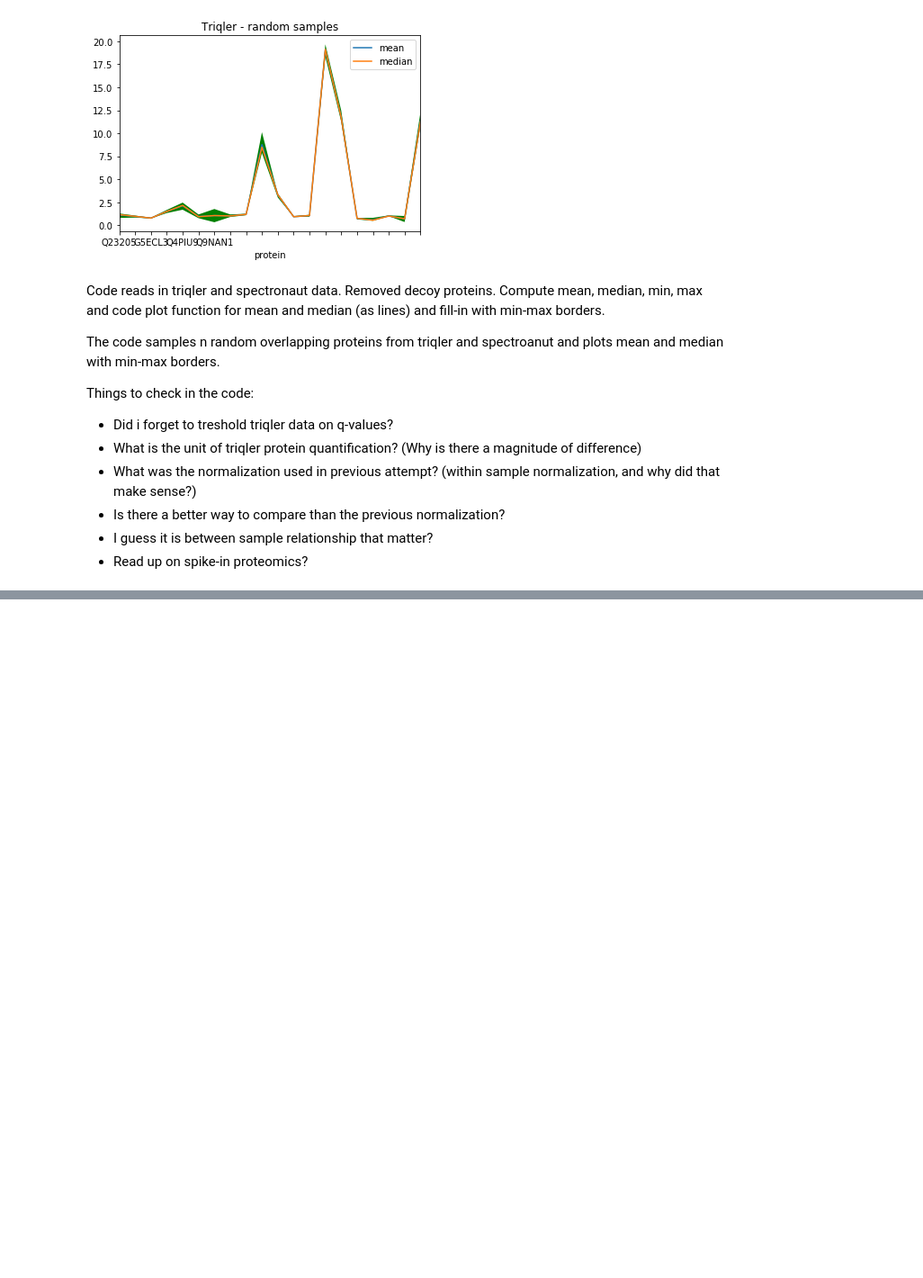
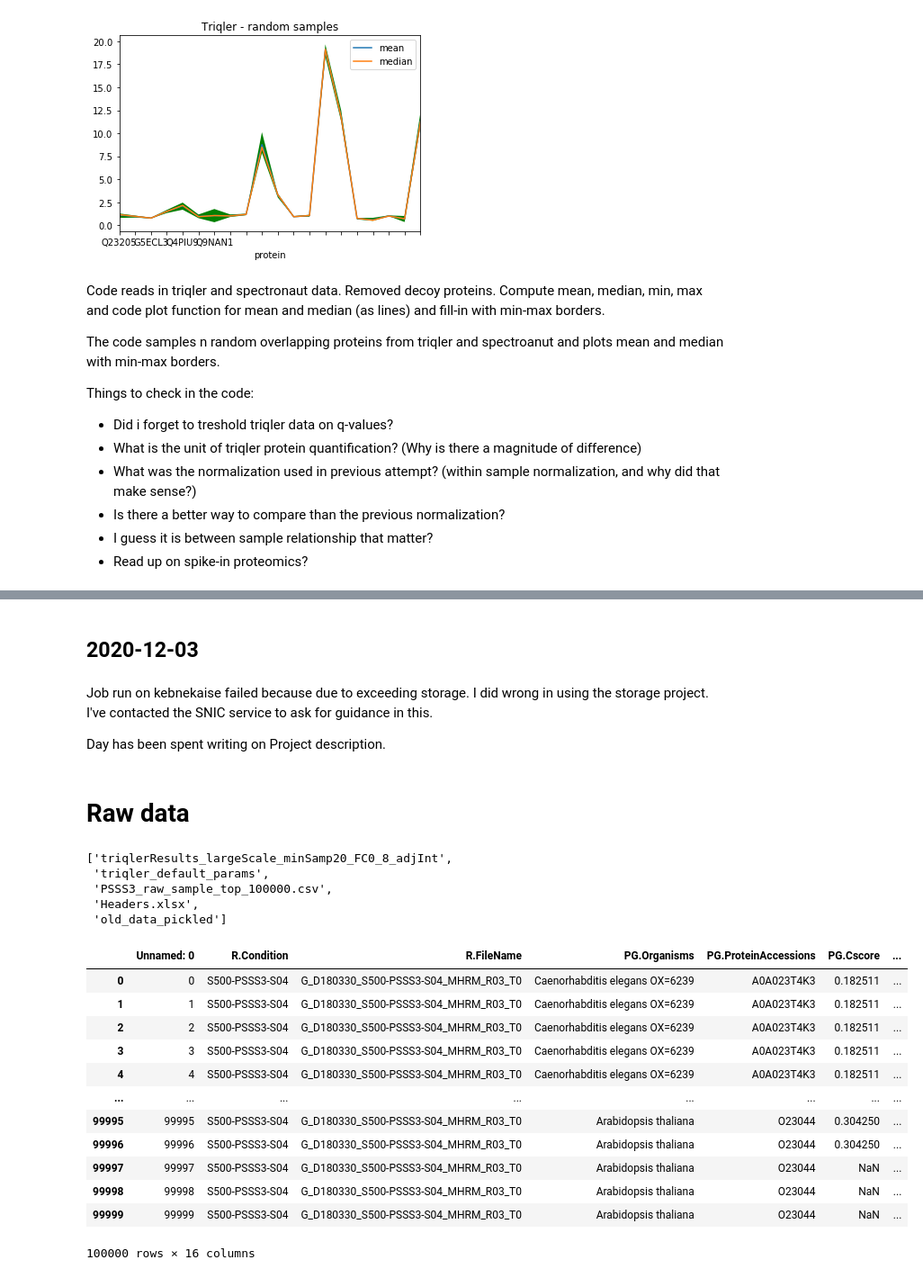
Before and after one commit to patruong/bayesMS, a Jupyter notebook: index.ipynb, the cells around one changed output, grey strips where cells are left out. Shown at 90% size. Drawn from its saved outputs; the diff is of its cells as text; code cells hidden in the pictures; blank space fills up the shorter version.

```diff
--- a/index.ipynb
+++ b/index.ipynb
@@ -308,0 +509,8 @@ https://patruong.github.io/bayesProtQuant/
+# %% [markdown]
+## 2020-12-03
+# %% [markdown]
+Job run on kebnekaise failed because due to exceeding storage. I did wrong in using the storage project. I've contacted the SNIC service to ask for guidance in this.
+
+Day has been spent writing on Project description.
+# %% [markdown]
+# Raw data
@@ -308,0 +519,26 @@ https://patruong.github.io/bayesProtQuant/
+# %%
+os.listdir()
+# %% [output]
+['triqlerResults_largeScale_minSamp20_FC0_8_adjInt',
+ 'triqler_default_params',
+ 'PSSS3_raw_sample_top_100000.csv',
+ 'Headers.xlsx',
+ 'old_data_pickled']
+# %%
+df = pd.read_csv("PSSS3_raw_sample_top_100000.csv", sep = "\t")
+# %%
+df
+# %% [output]
+|  | Unnamed: 0 | R.Condition | R.FileName | PG.Organisms | PG.ProteinAccessions | PG.Cscore | ... |
+| 0 | 0 | S500-PSSS3-S04 | G_D180330_S500-PSSS3-S04_MHRM_R03_T0 | Caenorhabditis elegans OX=6239 | A0A023T4K3 | 0.182511 | ... |
+| 1 | 1 | S500-PSSS3-S04 | G_D180330_S500-PSSS3-S04_MHRM_R03_T0 | Caenorhabditis elegans OX=6239 | A0A023T4K3 | 0.182511 | ... |
+| 2 | 2 | S500-PSSS3-S04 | G_D180330_S500-PSSS3-S04_MHRM_R03_T0 | Caenorhabditis elegans OX=6239 | A0A023T4K3 | 0.182511 | ... |
+| 3 | 3 | S500-PSSS3-S04 | G_D180330_S500-PSSS3-S04_MHRM_R03_T0 | Caenorhabditis elegans OX=6239 | A0A023T4K3 | 0.182511 | ... |
+| 4 | 4 | S500-PSSS3-S04 | G_D180330_S500-PSSS3-S04_MHRM_R03_T0 | Caenorhabditis elegans OX=6239 | A0A023T4K3 | 0.182511 | ... |
+| ... | ... | ... | ... | ... | ... | ... | ... |
+| 99995 | 99995 | S500-PSSS3-S04 | G_D180330_S500-PSSS3-S04_MHRM_R03_T0 | Arabidopsis thaliana | O23044 | 0.304250 | ... |
+| 99996 | 99996 | S500-PSSS3-S04 | G_D180330_S500-PSSS3-S04_MHRM_R03_T0 | Arabidopsis thaliana | O23044 | 0.304250 | ... |
+| 99997 | 99997 | S500-PSSS3-S04 | G_D180330_S500-PSSS3-S04_MHRM_R03_T0 | Arabidopsis thaliana | O23044 | NaN | ... |
+| 99998 | 99998 | S500-PSSS3-S04 | G_D180330_S500-PSSS3-S04_MHRM_R03_T0 | Arabidopsis thaliana | O23044 | NaN | ... |
+| 99999 | 99999 | S500-PSSS3-S04 | G_D180330_S500-PSSS3-S04_MHRM_R03_T0 | Arabidopsis thaliana | O23044 | NaN | ... |
+100000 rows × 16 columns
```
Also changed, not shown: parts of 47 cells of this notebook, 1 other file.
